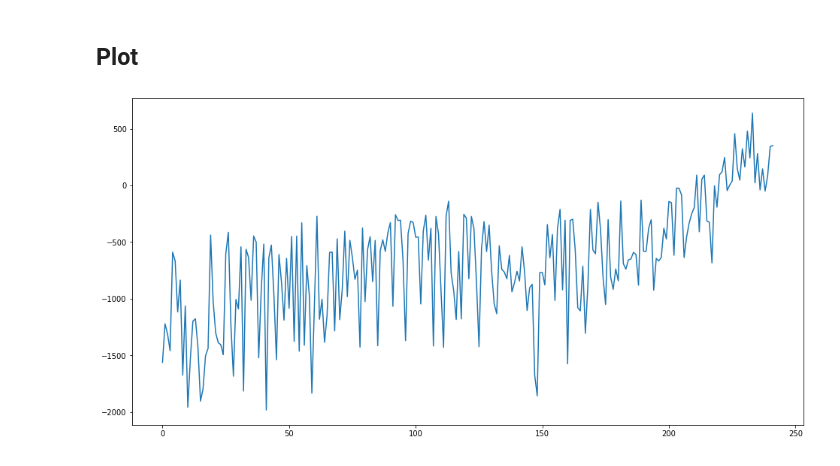
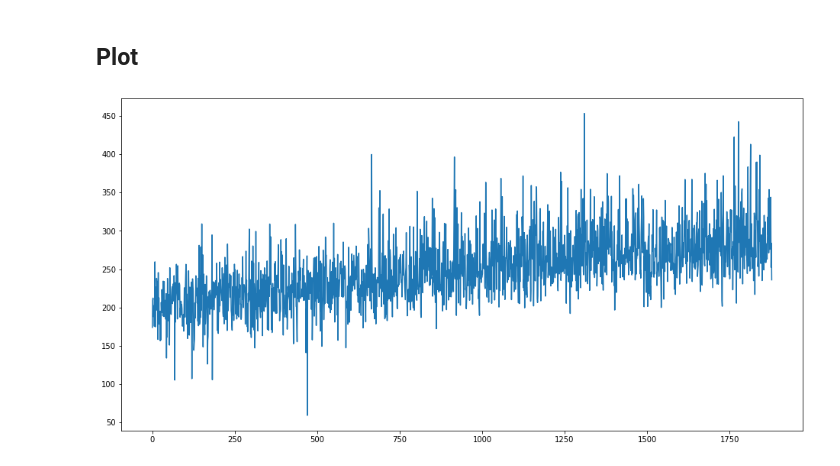
Before and after one commit to FreeLike76/TetrisBattleRoyaleRL, a Jupyter notebook: agent_rl/dqn_training.ipynb, the cells around one changed output. Cells and saved outputs as stored; diff of their text form; code cells hidden in the pictures.

```diff
--- a/agent_rl/dqn_training.ipynb
+++ b/agent_rl/dqn_training.ipynb
@@ -356,0 +171,13 @@ Episode: 25, Score: 79.75000000000006, Steps: 2982
+# %%
+episodes = 25
+for episode in range(1, episodes+1):
+    state = env.reset()
+    done = False
+    score = 0
+    steps = 0
+    while not done:
+        action = 1
+        n_state, reward, done, info = env.step(action)
+        score+=reward
+        steps +=1
+    print("Episode: {}, Score: {}, Steps: {}".format(episode, score, steps))
@@ -418,10 +263,10 @@ def build_agent(model):
     #policy = MaxBoltzmannQPolicy()
     policy = LinearAnnealedPolicy(EpsGreedyQPolicy(),
                               attr='eps',
-                              value_max=1.0,
-                              value_min=.01,
-                              value_test=.01,
-                              nb_steps=75000)
+                              value_max=0.3,
+                              value_min=.001,
+                              value_test=.001,
+                              nb_steps=500000)
     #policy = EpsGreedyQPolicy(0.2)
     memory = SequentialMemory(limit=5000, window_length=1)
     dqn = DQNAgent(model=model,
@@ -438,7 +283,7 @@ def build_agent(model):
 dqn = build_agent(model)
 dqn.compile(tf.keras.optimizers.Adam(learning_rate=0.00001, clipnorm=1.0), metrics=["mean_squared_error"])
 # %%
-dqn.load_weights("saved/dqn_v15.h5")
+dqn.load_weights("saved/dqn_v17.h5")
 
 from keras import backend as K
 print(K.eval(dqn.model.optimizer.learning_rate))
@@ -450,5 +295,5 @@ print(K.eval(dqn.model.optimizer.learning_rate))
 # %% [markdown]
 ## Training
 # %%
-history = dqn.fit(env, nb_steps=100000, visualize=False, verbose=1, log_interval=5000)
+history = dqn.fit(env, nb_steps=750000, visualize=False, verbose=1, log_interval=20000)
 # %% [output]
@@ -466,16 +324,16 @@ dqn.save_weights("saved/dqn_v16.h5", overwrite=True)
 ## Plot
 # %%
 # load history
-full_hist = np.load("saved/history15.npy")
-# concat old and new history
-full_hist = np.concatenate((full_hist, np.array(history.history["episode_reward"])))
+#full_hist = np.load("saved/history15.npy")
+#full_hist = np.concatenate((full_hist, np.array(history.history["episode_reward"])))
 # save history
 #np.save("saved/history15.npy", full_hist)
+np.save("saved/history18.npy", np.array(history.history["episode_reward"]))
 
 plt.rcParams["figure.figsize"] = (16, 8)
 #plt.plot(moving_average(full_hist, 10))
-plt.plot(full_hist)
-#plt.plot(np.array(history.history["episode_reward"]))
+#plt.plot(full_hist)
+plt.plot(np.array(history.history["episode_reward"]))
 plt.show()
 # %% [output]
-[figure, old version]
+[figure, new version]
```
Also changed, not shown: parts of 12 cells of this notebook, 10 other files.
